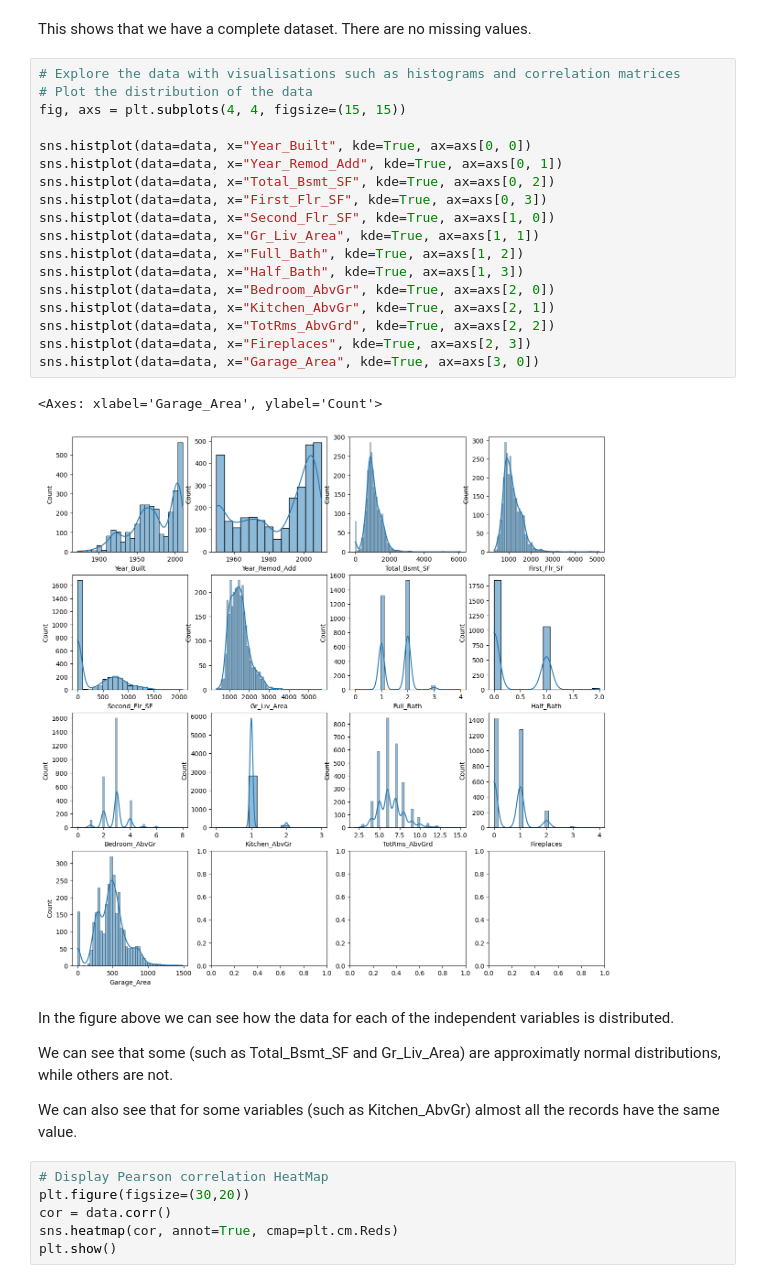
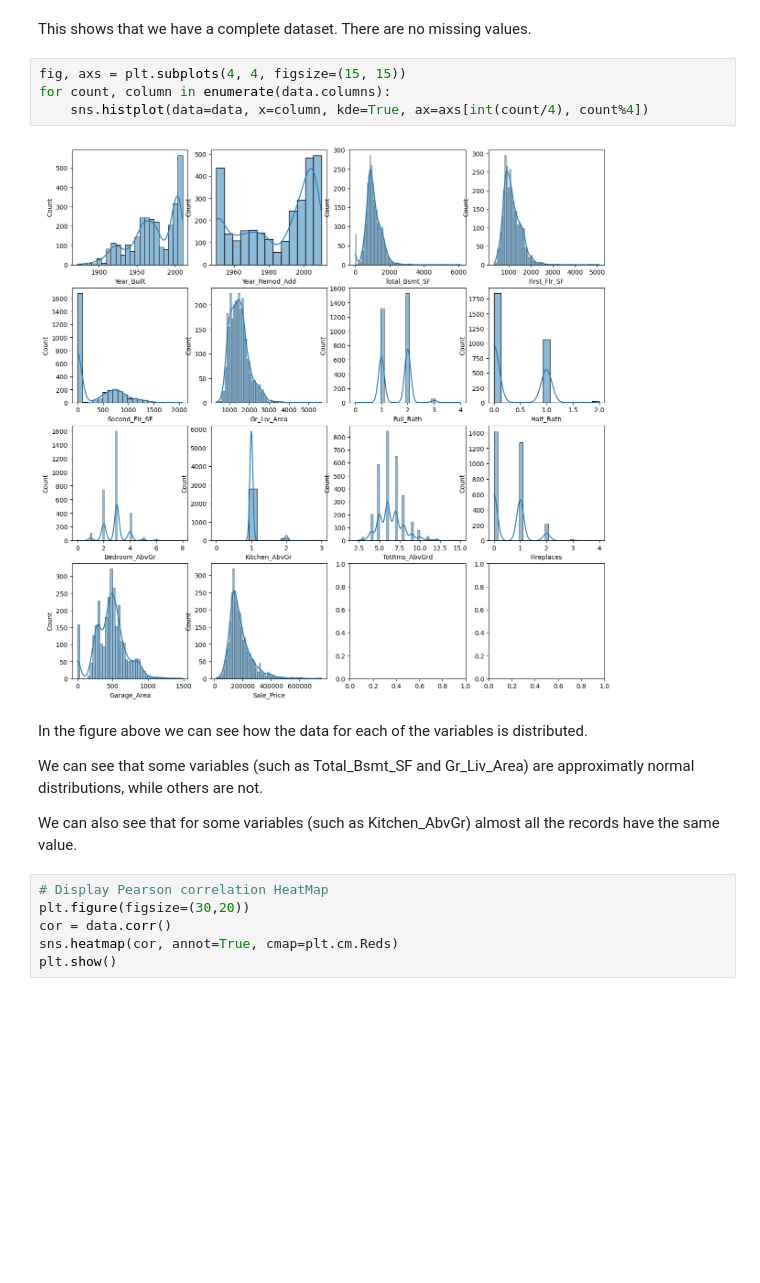
Before and after one commit to a-rosillo/Capstone-Project-Linear-Regression-in-Action, a Jupyter notebook: Linear_Regression_Ames.ipynb, the cells around one changed output. Cells and saved outputs as stored; diff of their text form; blank space fills up the shorter version.

Commit message:
Used for loop to generate histplots

```diff
--- a/Linear_Regression_Ames.ipynb
+++ b/Linear_Regression_Ames.ipynb
@@ -75,31 +75,16 @@ pd.DataFrame({'column_name': column, 'num_null': data[column].isnull().sum()} fo
 | 13 | Sale_Price | 0 |
 # %% [markdown]
 This shows that we have a complete dataset. There are no missing values.
-# %%
-# Explore the data with visualisations such as histograms and correlation matrices
-# Plot the distribution of the data
-fig, axs = plt.subplots(4, 4, figsize=(15, 15))
-
-sns.histplot(data=data, x="Year_Built", kde=True, ax=axs[0, 0])
-sns.histplot(data=data, x="Year_Remod_Add", kde=True, ax=axs[0, 1])
-sns.histplot(data=data, x="Total_Bsmt_SF", kde=True, ax=axs[0, 2])
-sns.histplot(data=data, x="First_Flr_SF", kde=True, ax=axs[0, 3])
-sns.histplot(data=data, x="Second_Flr_SF", kde=True, ax=axs[1, 0])
-sns.histplot(data=data, x="Gr_Liv_Area", kde=True, ax=axs[1, 1])
-sns.histplot(data=data, x="Full_Bath", kde=True, ax=axs[1, 2])
-sns.histplot(data=data, x="Half_Bath", kde=True, ax=axs[1, 3])
-sns.histplot(data=data, x="Bedroom_AbvGr", kde=True, ax=axs[2, 0])
-sns.histplot(data=data, x="Kitchen_AbvGr", kde=True, ax=axs[2, 1])
-sns.histplot(data=data, x="TotRms_AbvGrd", kde=True, ax=axs[2, 2])
-sns.histplot(data=data, x="Fireplaces", kde=True, ax=axs[2, 3])
-sns.histplot(data=data, x="Garage_Area", kde=True, ax=axs[3, 0])
-# %% [output]
-<Axes: xlabel='Garage_Area', ylabel='Count'>
-[figure, removed]
+# %%
+fig, axs = plt.subplots(4, 4, figsize=(15, 15))
+for count, column in enumerate(data.columns):
+    sns.histplot(data=data, x=column, kde=True, ax=axs[int(count/4), count%4])
+# %% [output]
+[figure, added]
 # %% [markdown]
-In the figure above we can see how the data for each of the independent variables is distributed.
+In the figure above we can see how the data for each of the variables is distributed.
 
-We can see that some (such as Total_Bsmt_SF and Gr_Liv_Area) are approximatly normal distributions, while others are not.
+We can see that some variables (such as Total_Bsmt_SF and Gr_Liv_Area) are approximatly normal distributions, while others are not.
 
 We can also see that for some variables (such as Kitchen_AbvGr) almost all the records have the same value.
 # %%
```
Also changed, not shown: parts of 1 cell of this notebook, 1 other file.
